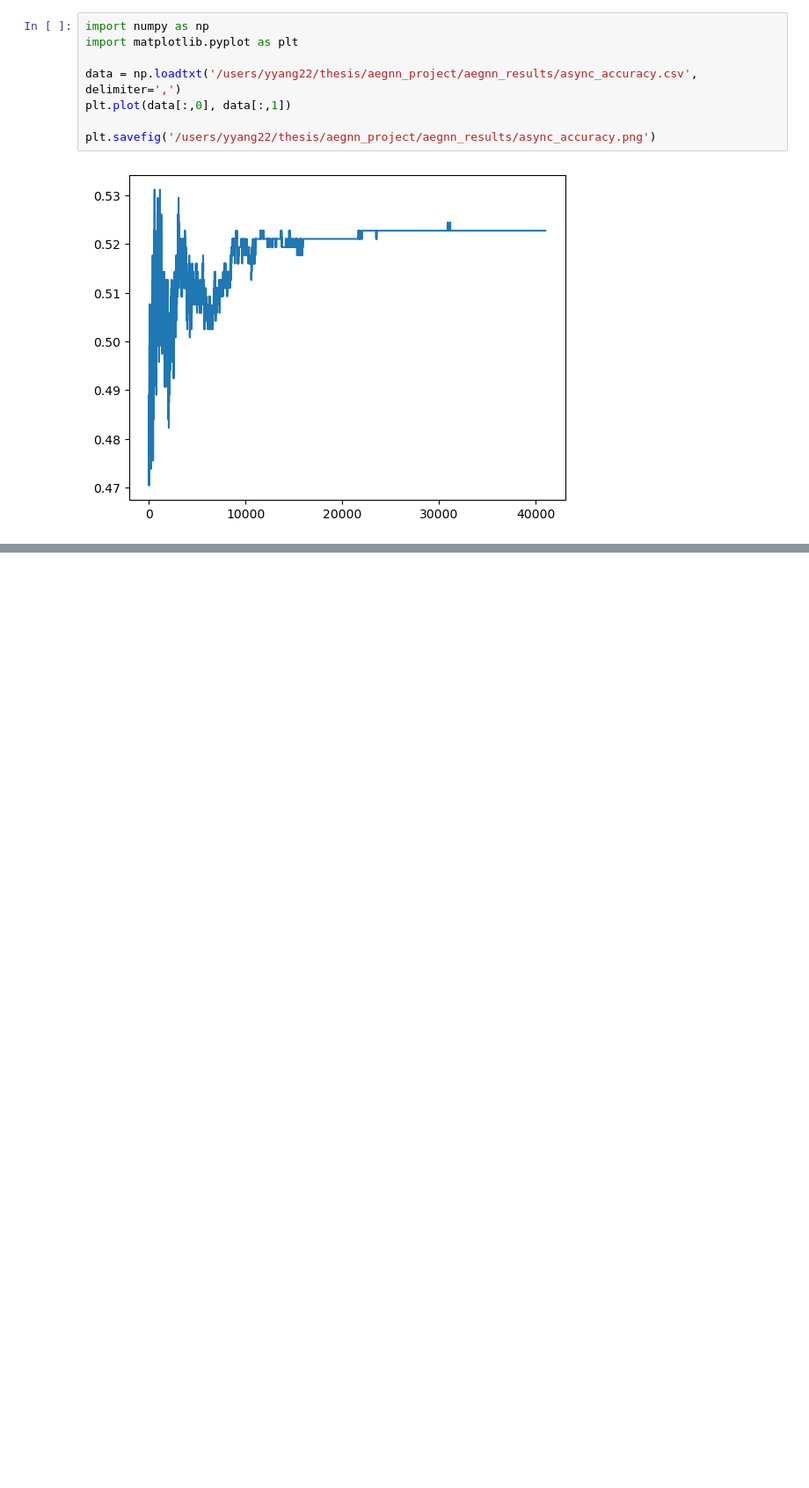
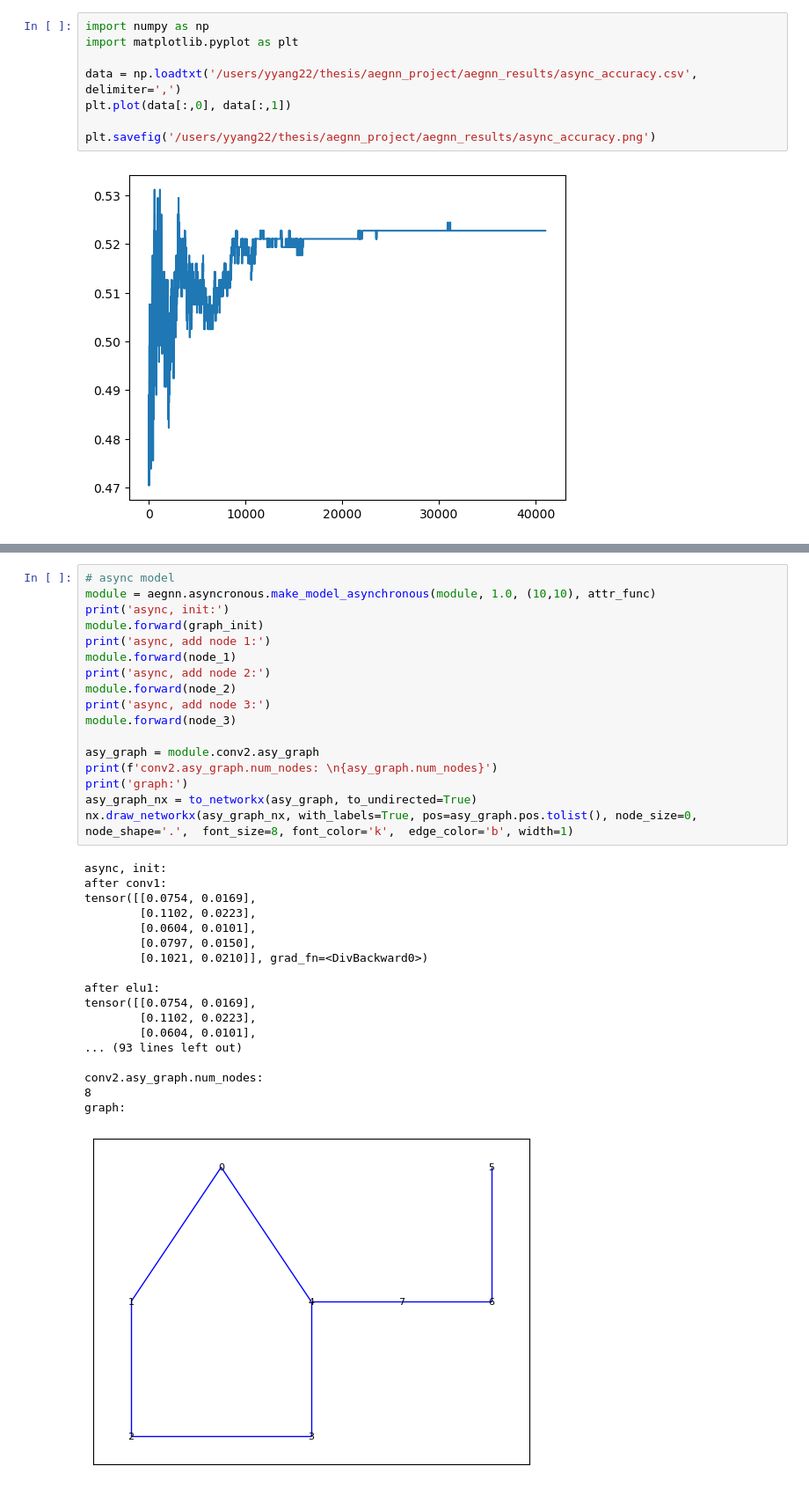
Before and after one commit to whybear0510/aegnn, a Jupyter notebook: scratch.ipynb, the cells around one changed output, grey strips where cells are left out. Shown: that part at 88% size. Cells and saved outputs as stored; diff of their text form; blank space fills up the shorter version.

```diff
--- a/scratch.ipynb
+++ b/scratch.ipynb
@@ -906,0 +1428,36 @@ plt.savefig('/users/yyang22/thesis/aegnn_project/aegnn_results/async_accuracy.pn
+# %%
+# async model
+module = aegnn.asyncronous.make_model_asynchronous(module, 1.0, (10,10), attr_func)
+print('async, init:')
+module.forward(graph_init)
+print('async, add node 1:')
+module.forward(node_1)
+print('async, add node 2:')
+module.forward(node_2)
+print('async, add node 3:')
+module.forward(node_3)
+
+asy_graph = module.conv2.asy_graph
+print(f'conv2.asy_graph.num_nodes: \n{asy_graph.num_nodes}')
+print('graph:')
+asy_graph_nx = to_networkx(asy_graph, to_undirected=True)
+nx.draw_networkx(asy_graph_nx, with_labels=True, pos=asy_graph.pos.tolist(), node_size=0, node_shape='.',  font_size=8, font_color='k',  edge_color='b', width=1)
+# %% [output]
+async, init:
+after conv1:
+tensor([[0.0754, 0.0169],
+        [0.1102, 0.0223],
+        [0.0604, 0.0101],
+        [0.0797, 0.0150],
+        [0.1021, 0.0210]], grad_fn=<DivBackward0>)
+
+after elu1:
+tensor([[0.0754, 0.0169],
+        [0.1102, 0.0223],
+        [0.0604, 0.0101],
+... (93 lines left out)
+
+conv2.asy_graph.num_nodes:
+8
+graph:
+[figure, added]
```
Also changed, not shown: parts of 9 cells of this notebook, 3 other files.
